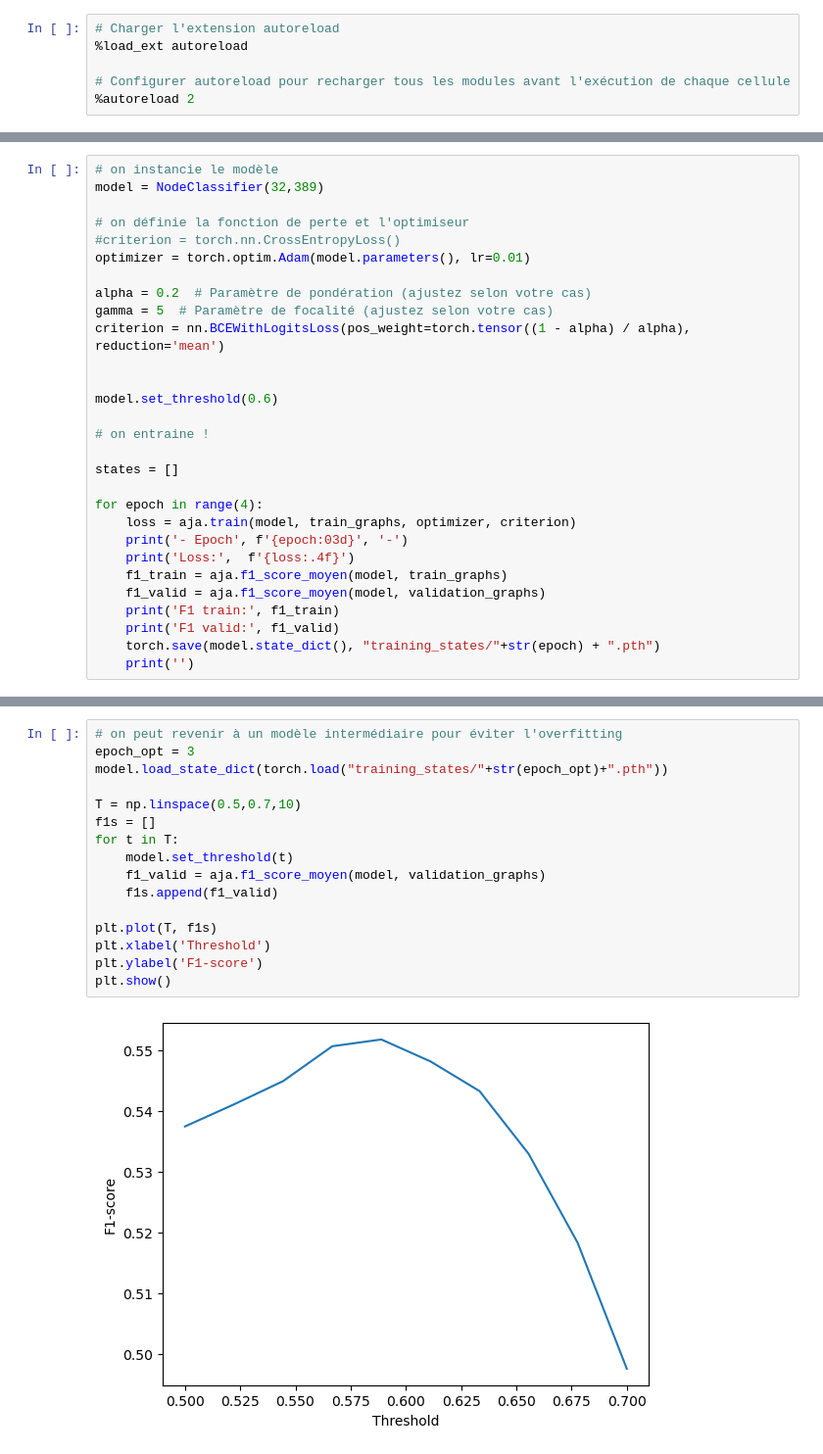
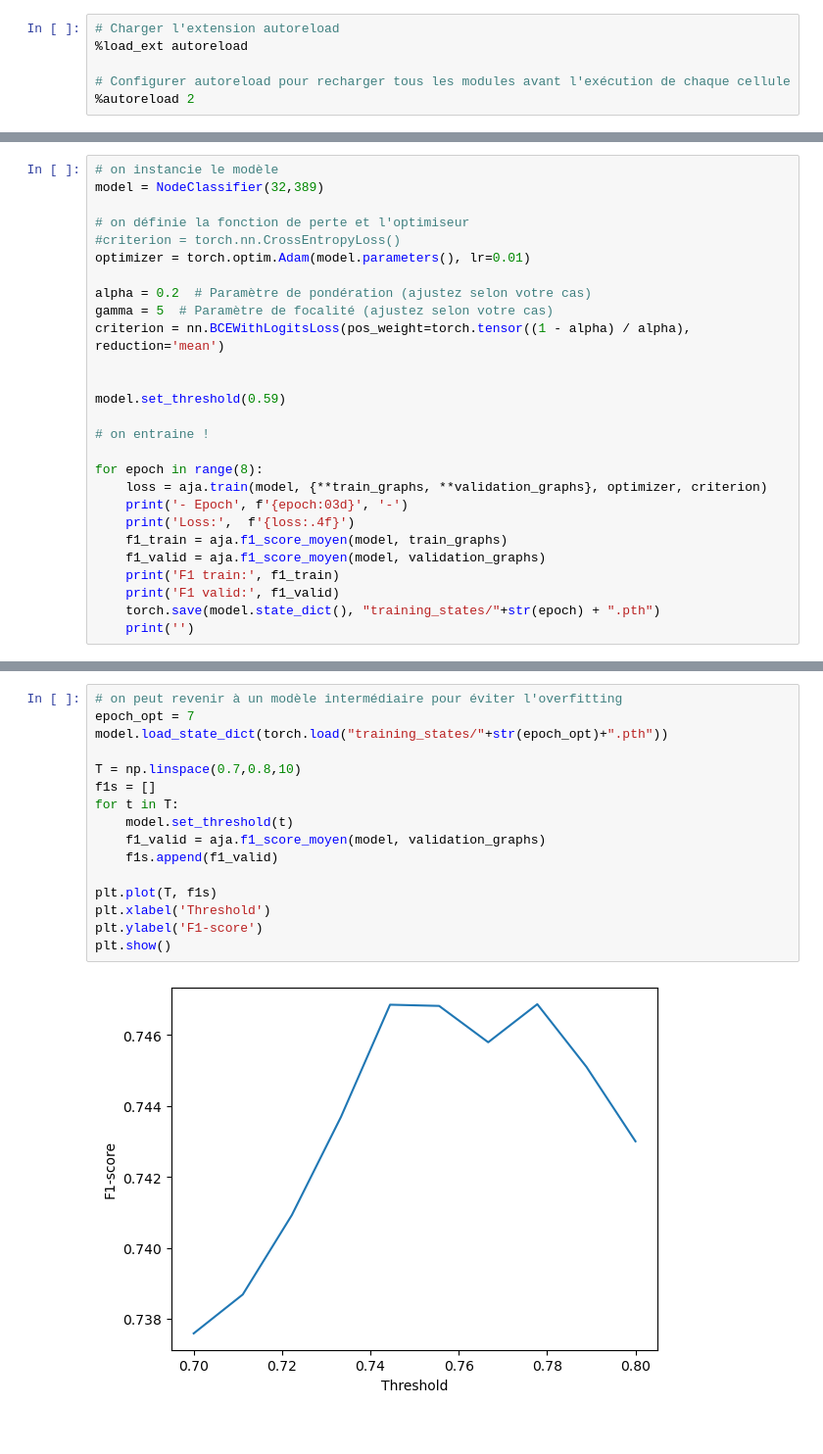
Before and after one commit to juliencollard2001/INF554-AJA, a Jupyter notebook: julien/complex_NN.ipynb, the cells around one changed output, grey strips where cells are left out. Shown at 98% size. Cells and saved outputs as stored; diff of their text form.

```diff
--- a/julien/complex_NN.ipynb
+++ b/julien/complex_NN.ipynb
@@ -127,14 +147,12 @@ gamma = 5  # Paramètre de focalité (ajustez selon votre cas)
 criterion = nn.BCEWithLogitsLoss(pos_weight=torch.tensor((1 - alpha) / alpha), reduction='mean')
 
 
-model.set_threshold(0.6)
+model.set_threshold(0.59)
 
 # on entraine !
 
-states = []
-
-for epoch in range(4):
-    loss = aja.train(model, train_graphs, optimizer, criterion)
+for epoch in range(8):
+    loss = aja.train(model, {**train_graphs, **validation_graphs}, optimizer, criterion)
     print('- Epoch', f'{epoch:03d}', '-')
     print('Loss:',  f'{loss:.4f}')
     f1_train = aja.f1_score_moyen(model, train_graphs)
@@ -166,20 +182,20 @@ F1 valid: 0.5512423423626011
 # %%
 # on peut revenir à un modèle intermédiaire pour éviter l'overfitting
-epoch_opt = 3
+epoch_opt = 7
 model.load_state_dict(torch.load("training_states/"+str(epoch_opt)+".pth"))
 
-T = np.linspace(0.5,0.7,10)
+T = np.linspace(0.7,0.8,10)
 f1s = []
 for t in T:
     model.set_threshold(t)
     f1_valid = aja.f1_score_moyen(model, validation_graphs)
     f1s.append(f1_valid)
 
 plt.plot(T, f1s)
 plt.xlabel('Threshold')
 plt.ylabel('F1-score')
 plt.show()
 # %% [output]
-[figure, old version]
+[figure, new version]
 # %%
 # quand on est content on fait une submission !
```
Also changed, not shown: parts of 3 cells of this notebook, 9 other files.
